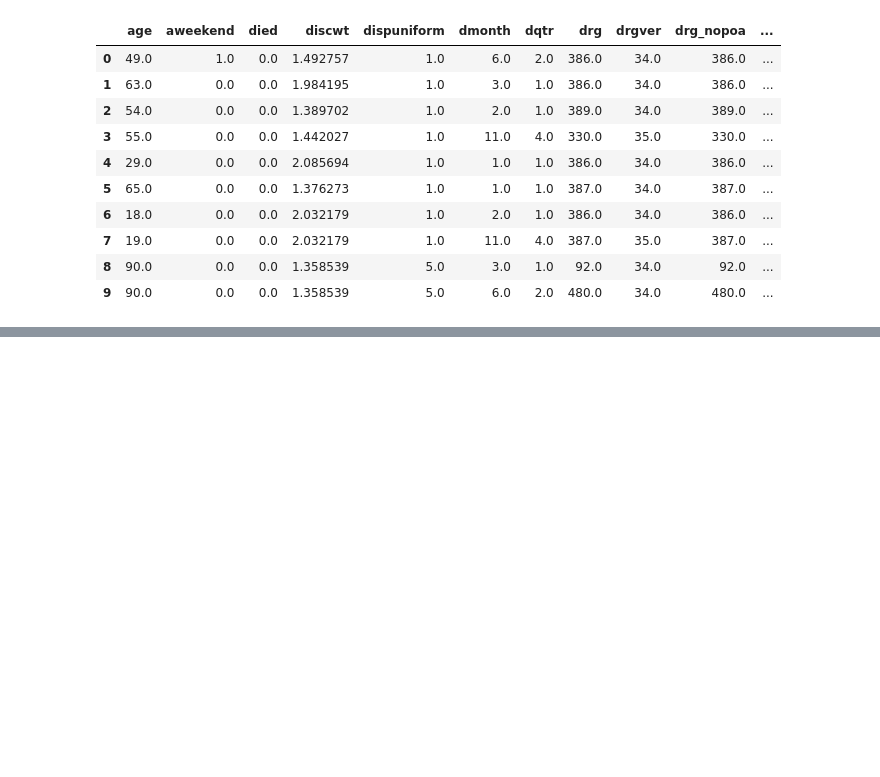
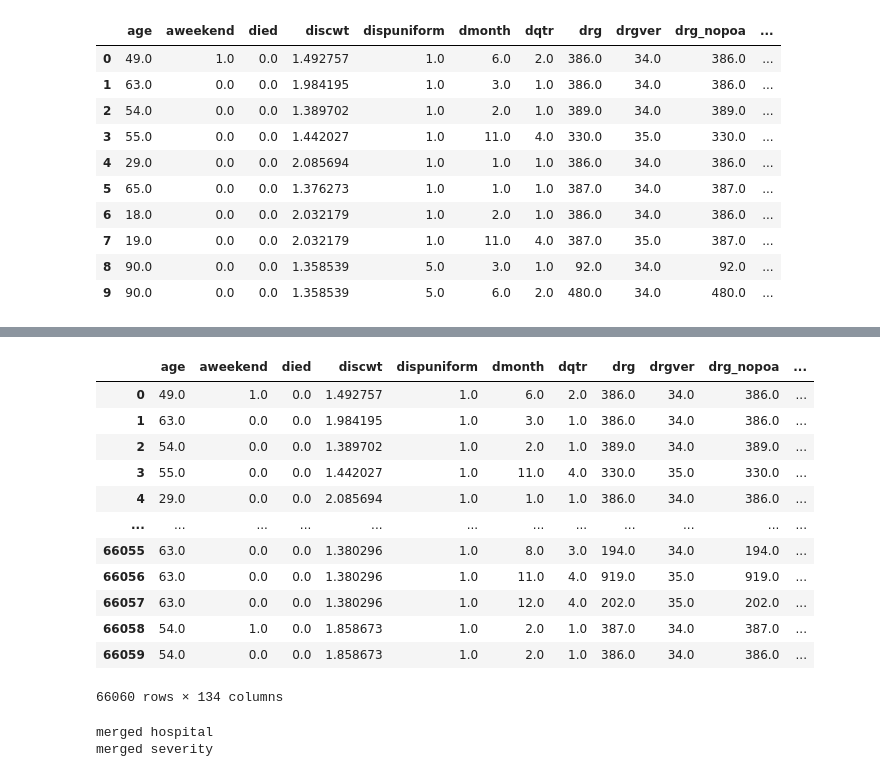
Before and after one commit to Autonomousse/UCSD_NRD_2017, a Jupyter notebook: NRD_2017_defining_cohort.ipynb, the cells around one changed output, grey strips where cells are left out. Cells and saved outputs as stored; diff of their text form; code cells hidden in the pictures; blank space fills up the shorter version.

```diff
--- a/NRD_2017_defining_cohort.ipynb
+++ b/NRD_2017_defining_cohort.ipynb
@@ -20,4 +20,8 @@ len(np.unique(cohort_file['nrd_visitlink']))
 # Now we need to carve out the cohort by removing any patients who are younger than 18 and do not have an IBD diagnosis between January - June 2017 (the first 6 months).
 # First we'll create a new dataframe with patients who are adults (ages 18+).
 # ibd_file = pd.concat([pd.DataFrame([row],columns = row._fields) for row in tqdm(cohort_file.itertuples(index=False)) if row.age > 17]) # slower than using .loc
-ibd_file = cohort_file.loc[cohort_file['age'] > 17]
+# ibd_file = cohort_file.loc[cohort_file['age'] > 17]
+not_adult = [row.nrd_visitlink for row in tqdm(cohort_file.itertuples(index=False)) if row.age < 18]
+not_adult_unique = np.unique(not_adult)
+print(f'\n{len(not_adult_unique)}')
+defined_cohort_file = pd.concat([pd.DataFrame([row],columns = row._fields) for row in tqdm(cohort_file.itertuples(index=False)) if row.nrd_visitlink not in not_adult_unique])
@@ -29,7 +37,7 @@ len(np.unique(ibd_file['nrd_visitlink']))
 # %%
 # Create a list of patient ID's who have an IBD related index hospitalization between January - June 2017 (the first 6 months).
 patient_list = []
-patient_list = [row.nrd_visitlink for row in tqdm(ibd_file.itertuples(index=False)) if row.dmonth < 7 and 'K50' in row.i10_dx1 or row.dmonth < 7 and 'K51' in row.i10_dx1 or row.dmonth < 7 and 'K50' in row.i10_dx2 or row.dmonth < 7 and 'K51' in row.i10_dx2]
+patient_list = [row.nrd_visitlink for row in tqdm(defined_cohort_file.itertuples(index=False)) if row.dmonth < 7 and 'K50' in row.i10_dx1 or row.dmonth < 7 and 'K51' in row.i10_dx1 or row.dmonth < 7 and 'K50' in row.i10_dx2 or row.dmonth < 7 and 'K51' in row.i10_dx2]
 # %%
 # A new list of unique patient ID's from patient_list.
 unique_patients = np.unique(patient_list)
@@ -175,4 +184,5 @@ Values:  Counts:
 5        8
 # %%
 # Save the file.
-ibd_index_file.to_csv('NRD_2017_Defined_Cohort.csv', index=False)
+# final_cohort_file.to_csv('NRD_2017_Defined_Cohort.csv', index=False)
+final_cohort_file = pd.read_csv('NRD_2017_Defined_Cohort.csv')
@@ -178,0 +224,30 @@ ibd_index_file.to_csv('NRD_2017_Defined_Cohort.csv', index=False)
+# %%
+final_cohort_file
+# %% [output]
+|  | age | aweekend | died | discwt | dispuniform | dmonth | dqtr | drg | drgver | drg_nopoa | ... |
+| 0 | 49.0 | 1.0 | 0.0 | 1.492757 | 1.0 | 6.0 | 2.0 | 386.0 | 34.0 | 386.0 | ... |
+| 1 | 63.0 | 0.0 | 0.0 | 1.984195 | 1.0 | 3.0 | 1.0 | 386.0 | 34.0 | 386.0 | ... |
+| 2 | 54.0 | 0.0 | 0.0 | 1.389702 | 1.0 | 2.0 | 1.0 | 389.0 | 34.0 | 389.0 | ... |
+| 3 | 55.0 | 0.0 | 0.0 | 1.442027 | 1.0 | 11.0 | 4.0 | 330.0 | 35.0 | 330.0 | ... |
+| 4 | 29.0 | 0.0 | 0.0 | 2.085694 | 1.0 | 1.0 | 1.0 | 386.0 | 34.0 | 386.0 | ... |
+| ... | ... | ... | ... | ... | ... | ... | ... | ... | ... | ... | ... |
+| 66055 | 63.0 | 0.0 | 0.0 | 1.380296 | 1.0 | 8.0 | 3.0 | 194.0 | 34.0 | 194.0 | ... |
+| 66056 | 63.0 | 0.0 | 0.0 | 1.380296 | 1.0 | 11.0 | 4.0 | 919.0 | 35.0 | 919.0 | ... |
+| 66057 | 63.0 | 0.0 | 0.0 | 1.380296 | 1.0 | 12.0 | 4.0 | 202.0 | 35.0 | 202.0 | ... |
+| 66058 | 54.0 | 1.0 | 0.0 | 1.858673 | 1.0 | 2.0 | 1.0 | 387.0 | 34.0 | 387.0 | ... |
+| 66059 | 54.0 | 0.0 | 0.0 | 1.858673 | 1.0 | 2.0 | 1.0 | 386.0 | 34.0 | 386.0 | ... |
+66060 rows × 134 columns
+# %%
+# Reading in the severity and hospital files as well and bringing in variables that were not captured but are part of the variable list.
+hospital_2017 = pd.read_csv('NRD_2017_Hospital.csv', usecols=['hosp_bedsize', 'h_contrl', 'hosp_nrd', 'hosp_urcat4', 'hosp_ur_teach', 'n_disc_u', 'n_hosp_u', 's_disc_u', 's_hosp_u', 'total_disc'], dtype={'hosp_bedsize':'float16', 'h_contrl':'float16', 'hosp_nrd':'float64', 'hosp_urcat4':'float16', 'hosp_ur_teach':'float16', 'n_disc_u':'float64', 'n_hosp_u':'float16', 's_disc_u':'float64', 's_hosp_u':'float16', 'total_disc':'float64'})
+
+severity_2017 = pd.read_csv('NRD_2017_Severity.csv', dtype={'aprdrg':'float16', 'aprdrg_risk_mortality':'float16', 'aprdrg_severity':'float16', 'hosp_nrd':'float64', 'key_nrd':'float64'})
+
+final_cohort_file = pd.merge(final_cohort_file, hospital_2017, how='left', on='hosp_nrd')
+print('merged hospital')
+
+final_cohort_file = pd.merge(final_cohort_file, severity_2017, how='left', on='key_nrd')
+print('merged severity')
+# %% [output]
+merged hospital
+merged severity
```
Also changed, not shown: parts of 24 cells of this notebook.
